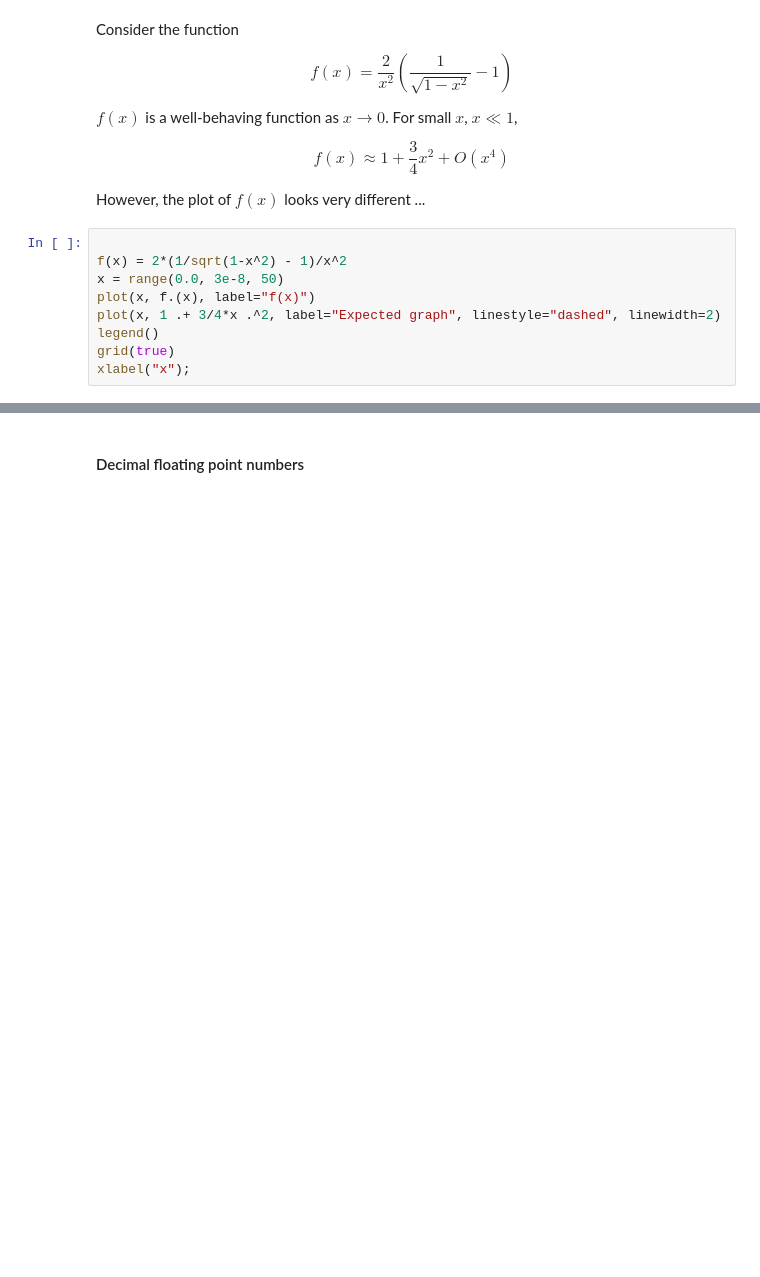
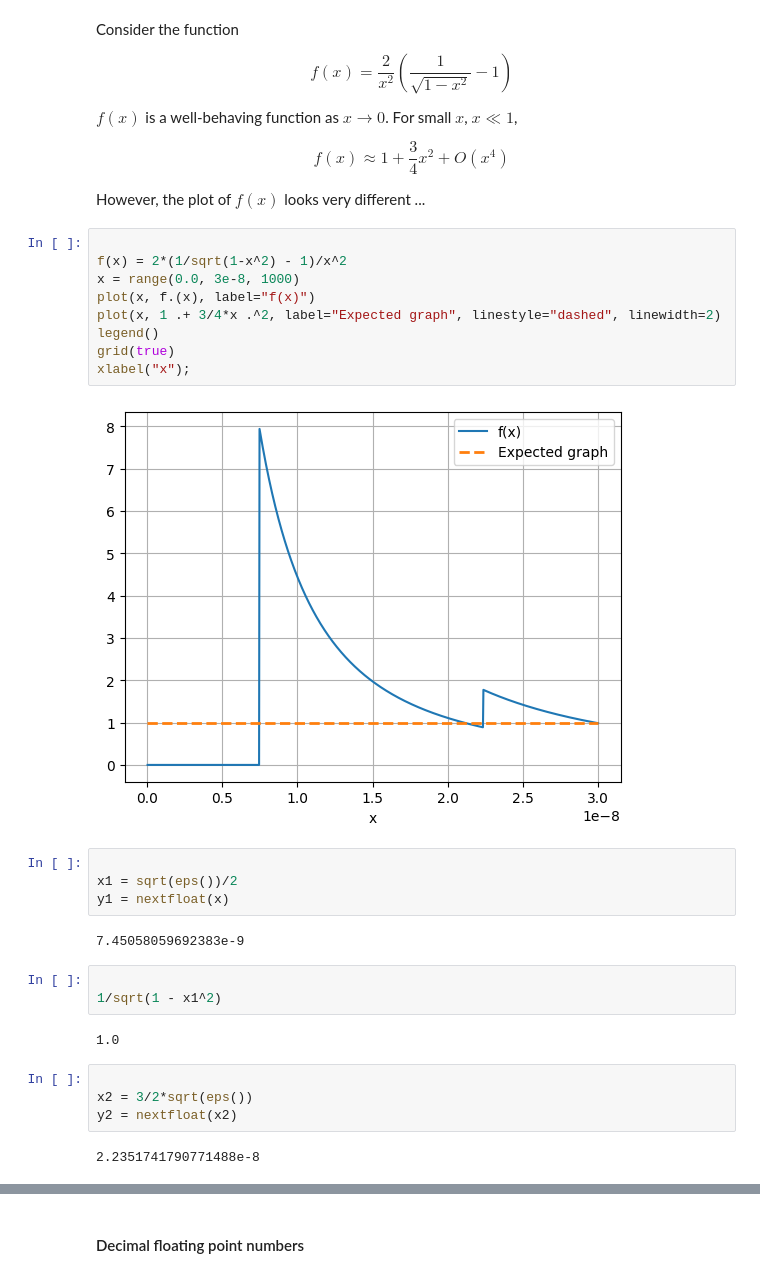
Before and after one commit to PHYS-2200-Computational-Physics-Course/phys2200-lectures-rozmanmg, a Jupyter notebook: lecture20-22/floatingpoint.ipynb, the cells around one changed output, grey strips where cells are left out. Drawn from its saved outputs; the diff is of its cells as text; blank space fills up the shorter version.

```diff
--- a/lecture20-22/floatingpoint.ipynb
+++ b/lecture20-22/floatingpoint.ipynb
@@ -173,9 +279,28 @@ However, the plot of $f(x)$ looks very different ...
 # %%
 
 f(x) = 2*(1/sqrt(1-x^2) - 1)/x^2
-x = range(0.0, 3e-8, 50)
+x = range(0.0, 3e-8, 1000)
 plot(x, f.(x), label="f(x)")
 plot(x, 1 .+ 3/4*x .^2, label="Expected graph", linestyle="dashed", linewidth=2)
 legend()
 grid(true)
 xlabel("x");
+# %% [output]
+[figure, added]
+# %%
+
+x1 = sqrt(eps())/2
+y1 = nextfloat(x)
+# %% [output]
+7.45058059692383e-9
+# %%
+
+1/sqrt(1 - x1^2)
+# %% [output]
+1.0
+# %%
+
+x2 = 3/2*sqrt(eps())
+y2 = nextfloat(x2)
+# %% [output]
+2.2351741790771488e-8
```
Also changed, not shown: parts of 18 cells of this notebook.
